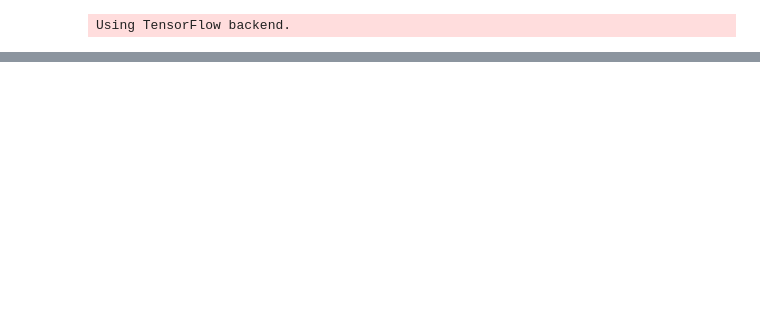
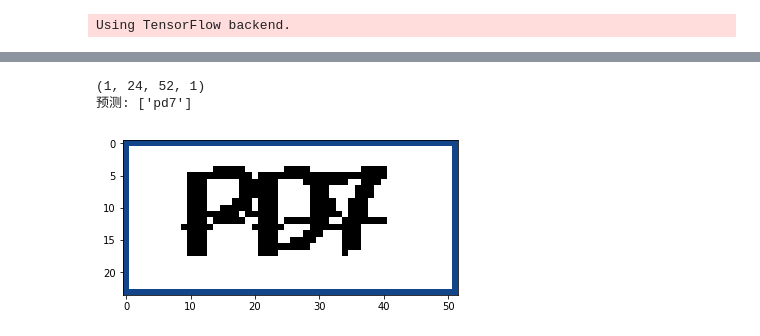
Before and after one commit to wudizhangzhi/machine_learning, a Jupyter notebook: image/qrcode/ctc_lstm.ipynb, the cells around one changed output, grey strips where cells are left out. Cells and saved outputs as stored; diff of their text form; code cells hidden in the pictures; blank space fills up the shorter version.

Commit message:
tmp debug small captcha

```diff
--- a/image/qrcode/ctc_lstm.ipynb
+++ b/image/qrcode/ctc_lstm.ipynb
@@ -91,7 +91,8 @@ class TextImageGenerator(keras.callbacks.Callback):
         img = self.formatCaptcha(img)
         return img
 
-    def formatCaptcha(self, img):
+    @classmethod
+    def formatCaptcha(cls, img):
         img = cv2.cvtColor(img, cv2.COLOR_BGR2GRAY)
         img = img/ 255.
 #         img_transpose = np.einsum('hw->wh', img)
@@ -154,9 +155,11 @@ class TextImageGenerator(keras.callbacks.Callback):
 
 
 
-train_path = 'E:\\traindata\\captcha_create\\train'
-validate_path = 'E:\\traindata\\captcha_create\\test'
-test_img = os.path.join(train_path, '00ARLO.jpg')
+# train_path = 'E:\\traindata\\captcha_create\\train'
+# validate_path = 'E:\\traindata\\captcha_create\\test'
+train_path = '/media/moon/0000678400004823/data/train'
+validate_path = '/media/moon/0000678400004823/data/test'
+# test_img = os.path.join(train_path, '00ARLO.jpg')
 
 img_w = 200
 img_h = 60
@@ -492,0 +825,22 @@ model.save_weights('E:\\Workplace\\bdzh\\MachineLearning\\SmallCaptcha\\image_oc
+# %%
+import requests
+from PIL import Image
+from io import BytesIO
+
+path = '/home/moon/test.png'
+captcha = cv2.imread(path)
+
+plt.imshow(captcha)
+img_w = 69
+img_h = 24
+x = np.zeros((1, img_h, img_w, 1))
+captcha = TextImageGenerator.formatCaptcha(captcha)
+captcha = np.expand_dims(captcha, axis=0)
+print(captcha.shape)
+x[0, :, :captcha.shape[2], :] = captcha
+ret = decode_batch(test_func, x)
+print('预测: %s' % ret)
+# %% [output]
+(1, 24, 52, 1)
+预测: ['pd7']
+[figure, added]
```
Also changed, not shown: parts of 6 cells of this notebook, 1 other file.
